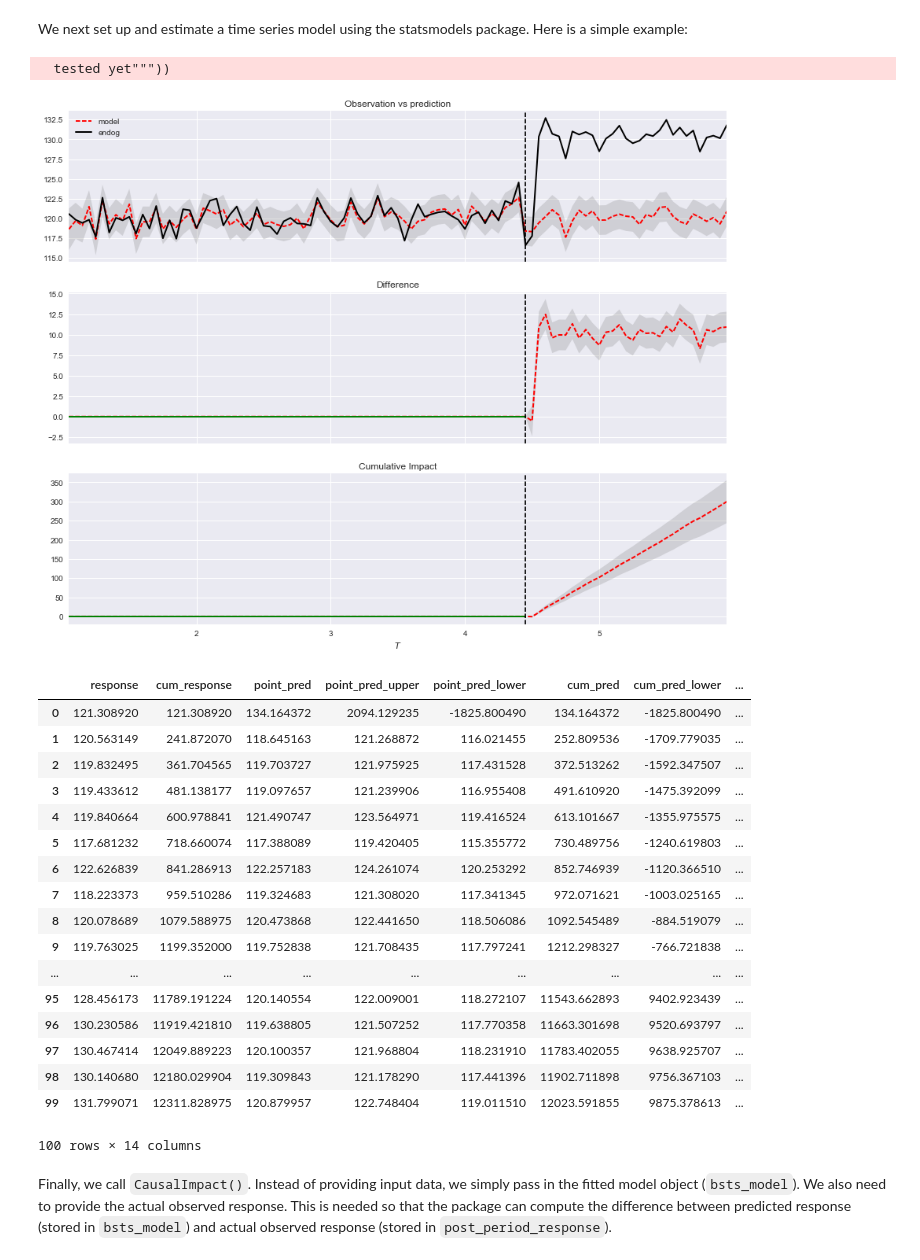
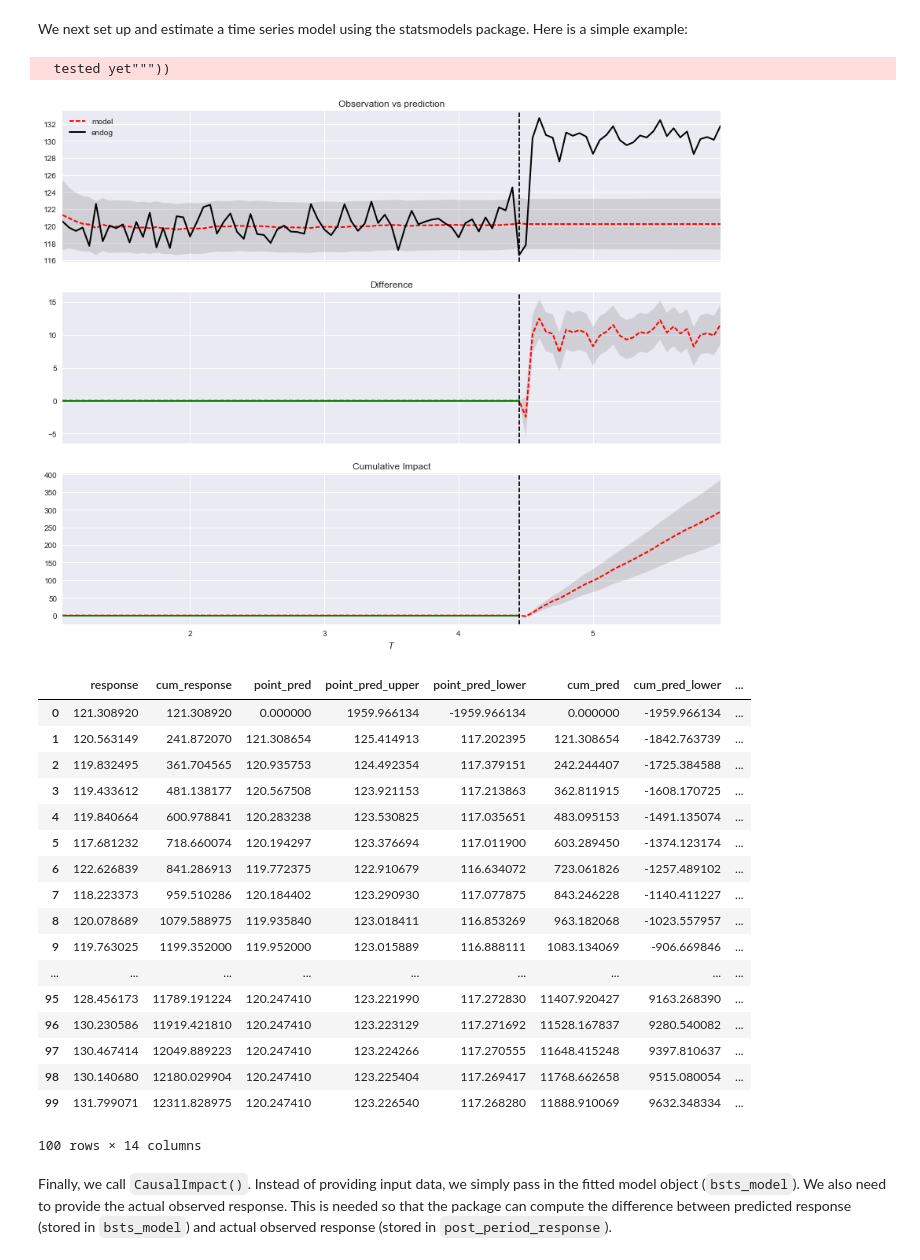
Before and after one commit to jamalsenouci/causalimpact, a Jupyter notebook: GettingStarted.ipynb, the cells around one changed output. Cells and saved outputs as stored; diff of their text form; code cells hidden in the pictures.

```diff
--- a/GettingStarted.ipynb
+++ b/GettingStarted.ipynb
@@ -222,34 +224,34 @@ y[post_period[0]:post_period[1]] = np.nan
 We next set up and estimate a time series model using the statsmodels package. Here is a simple example:
 # %%
 from statsmodels.tsa.statespace.structural import UnobservedComponents
-ucm_model = UnobservedComponents(endog=y, exog=x1, level="llevel")
+ucm_model = UnobservedComponents(endog=y, level="llevel")
 impact = CausalImpact(ucm_model=ucm_model, post_period_response=post_period_response)
 impact.run()
 #TODO
 impact.plot()
 # %% [output]
   tested yet"""))
-[figure, old version]
+[figure, new version]
 # %%
 impact.inferences
 # %% [output]
 |  | response | cum_response | point_pred | point_pred_upper | point_pred_lower | cum_pred | cum_pred_lower | ... |
-| 0 | 121.308920 | 121.308920 | 134.164372 | 2094.129235 | -1825.800490 | 134.164372 | -1825.800490 | ... |
-| 1 | 120.563149 | 241.872070 | 118.645163 | 121.268872 | 116.021455 | 252.809536 | -1709.779035 | ... |
-| 2 | 119.832495 | 361.704565 | 119.703727 | 121.975925 | 117.431528 | 372.513262 | -1592.347507 | ... |
-| 3 | 119.433612 | 481.138177 | 119.097657 | 121.239906 | 116.955408 | 491.610920 | -1475.392099 | ... |
-| 4 | 119.840664 | 600.978841 | 121.490747 | 123.564971 | 119.416524 | 613.101667 | -1355.975575 | ... |
-| 5 | 117.681232 | 718.660074 | 117.388089 | 119.420405 | 115.355772 | 730.489756 | -1240.619803 | ... |
-| 6 | 122.626839 | 841.286913 | 122.257183 | 124.261074 | 120.253292 | 852.746939 | -1120.366510 | ... |
-| 7 | 118.223373 | 959.510286 | 119.324683 | 121.308020 | 117.341345 | 972.071621 | -1003.025165 | ... |
-| 8 | 120.078689 | 1079.588975 | 120.473868 | 122.441650 | 118.506086 | 1092.545489 | -884.519079 | ... |
-| 9 | 119.763025 | 1199.352000 | 119.752838 | 121.708435 | 117.797241 | 1212.298327 | -766.721838 | ... |
+| 0 | 121.308920 | 121.308920 | 0.000000 | 1959.966134 | -1959.966134 | 0.000000 | -1959.966134 | ... |
+| 1 | 120.563149 | 241.872070 | 121.308654 | 125.414913 | 117.202395 | 121.308654 | -1842.763739 | ... |
+| 2 | 119.832495 | 361.704565 | 120.935753 | 124.492354 | 117.379151 | 242.244407 | -1725.384588 | ... |
+| 3 | 119.433612 | 481.138177 | 120.567508 | 123.921153 | 117.213863 | 362.811915 | -1608.170725 | ... |
+| 4 | 119.840664 | 600.978841 | 120.283238 | 123.530825 | 117.035651 | 483.095153 | -1491.135074 | ... |
+| 5 | 117.681232 | 718.660074 | 120.194297 | 123.376694 | 117.011900 | 603.289450 | -1374.123174 | ... |
+| 6 | 122.626839 | 841.286913 | 119.772375 | 122.910679 | 116.634072 | 723.061826 | -1257.489102 | ... |
+| 7 | 118.223373 | 959.510286 | 120.184402 | 123.290930 | 117.077875 | 843.246228 | -1140.411227 | ... |
+| 8 | 120.078689 | 1079.588975 | 119.935840 | 123.018411 | 116.853269 | 963.182068 | -1023.557957 | ... |
+| 9 | 119.763025 | 1199.352000 | 119.952000 | 123.015889 | 116.888111 | 1083.134069 | -906.669846 | ... |
 | ... | ... | ... | ... | ... | ... | ... | ... | ... |
-| 95 | 128.456173 | 11789.191224 | 120.140554 | 122.009001 | 118.272107 | 11543.662893 | 9402.923439 | ... |
-| 96 | 130.230586 | 11919.421810 | 119.638805 | 121.507252 | 117.770358 | 11663.301698 | 9520.693797 | ... |
-| 97 | 130.467414 | 12049.889223 | 120.100357 | 121.968804 | 118.231910 | 11783.402055 | 9638.925707 | ... |
-| 98 | 130.140680 | 12180.029904 | 119.309843 | 121.178290 | 117.441396 | 11902.711898 | 9756.367103 | ... |
-| 99 | 131.799071 | 12311.828975 | 120.879957 | 122.748404 | 119.011510 | 12023.591855 | 9875.378613 | ... |
+| 95 | 128.456173 | 11789.191224 | 120.247410 | 123.221990 | 117.272830 | 11407.920427 | 9163.268390 | ... |
+| 96 | 130.230586 | 11919.421810 | 120.247410 | 123.223129 | 117.271692 | 11528.167837 | 9280.540082 | ... |
+| 97 | 130.467414 | 12049.889223 | 120.247410 | 123.224266 | 117.270555 | 11648.415248 | 9397.810637 | ... |
+| 98 | 130.140680 | 12180.029904 | 120.247410 | 123.225404 | 117.269417 | 11768.662658 | 9515.080054 | ... |
+| 99 | 131.799071 | 12311.828975 | 120.247410 | 123.226540 | 117.268280 | 11888.910069 | 9632.348334 | ... |
 100 rows × 14 columns
 # %% [markdown]
 Finally, we call `CausalImpact()`. Instead of providing input data, we simply pass in the fitted model object (`bsts_model`). We also need to provide the actual observed response. This is needed so that the package can compute the difference between predicted response (stored in `bsts_model`) and actual observed response (stored in `post_period_response`).
```
Also changed, not shown: parts of 11 cells of this notebook.
